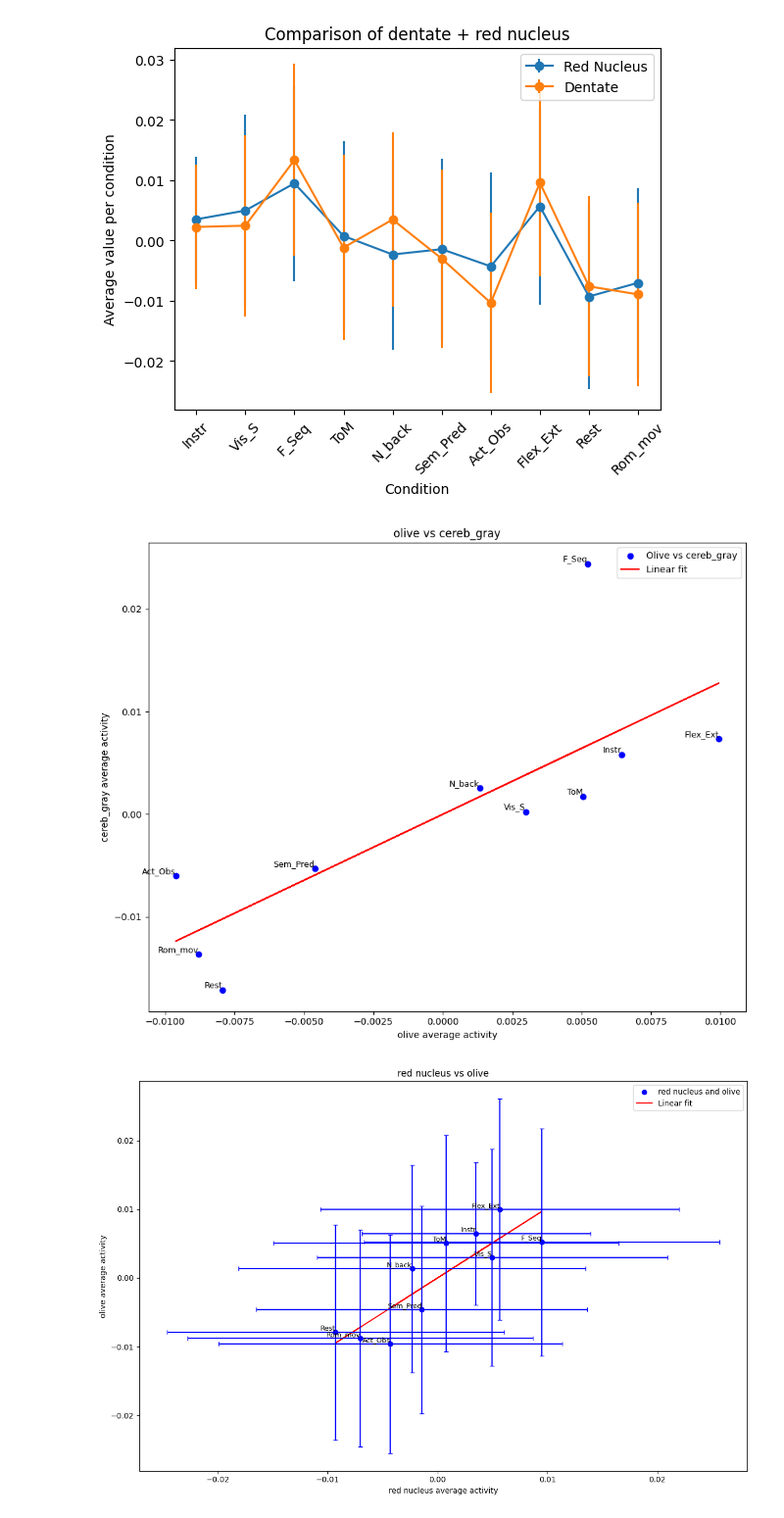
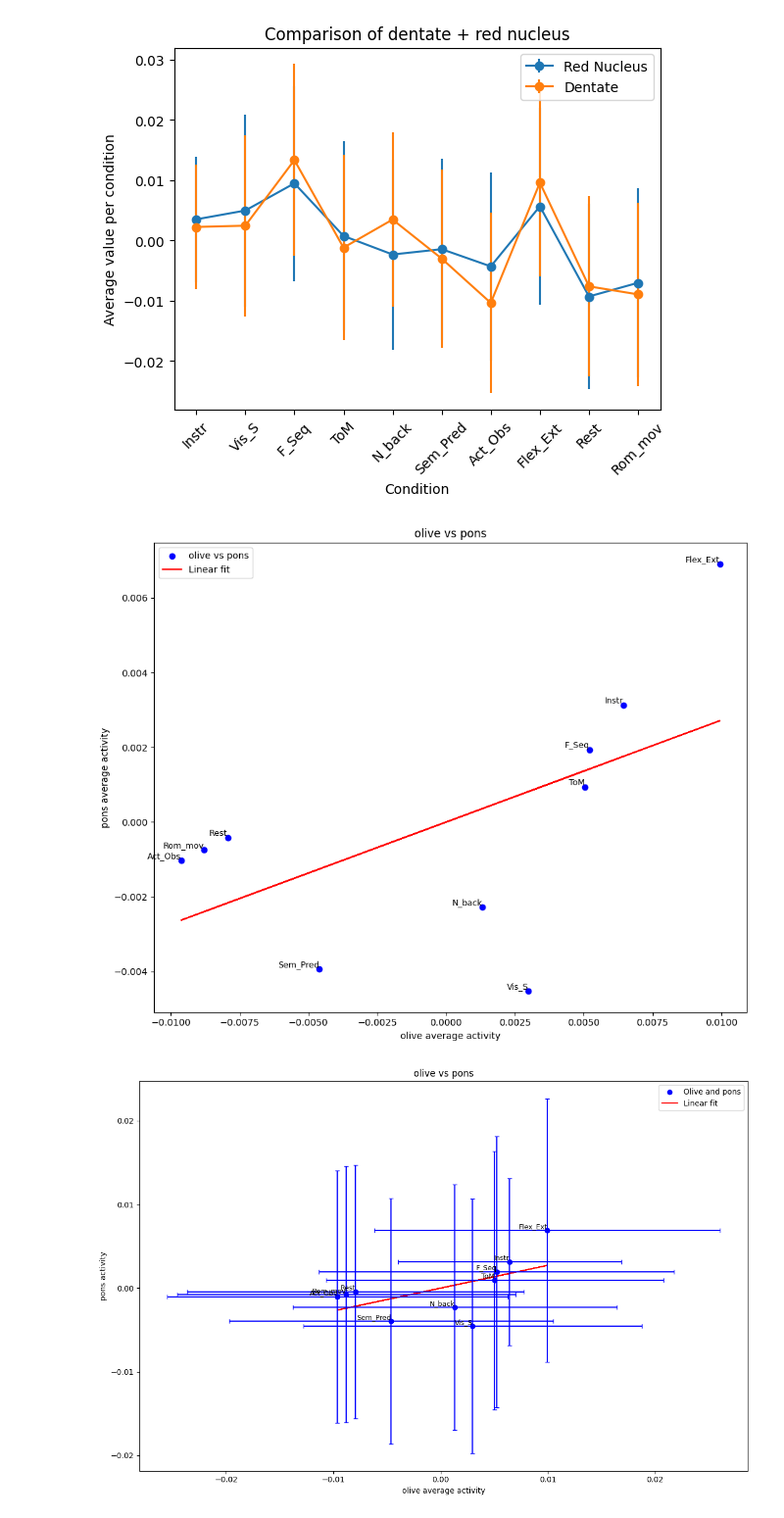
Before and after one commit to DiedrichsenLab/Pontine7T, a Jupyter notebook: notebooks/correlations.ipynb, the cells around one changed output. Shown at 98% size. Saved outputs shown, nothing was run; the diff lists cells and outputs as text; code cells hidden in the pictures.

```diff
--- a/notebooks/correlations.ipynb
+++ b/notebooks/correlations.ipynb
@@ -401,10 +401,10 @@ condition_labels = np.array(["Instr", "Vis_S", "F_Seq", "ToM", "N_back", "Sem_Pr
 plt.figure(figsize=(10, 8))
 
 cond_avgx = cond_avg_olive
-cond_avgy = cond_avg_cereb_gray
+cond_avgy = cond_avg_pons
 
 # Plot the data of one region against another (e.g., Dentate vs Red Nucleus)
-plt.scatter(cond_avgx, cond_avgy, label="Olive vs cereb_gray", color="blue")
+plt.scatter(cond_avgx, cond_avgy, label="olive vs pons", color="blue")
 
 # Optionally, fit and plot a linear regression line to the data
 slope, intercept = np.polyfit(cond_avgx, cond_avgy, 1)  # Linear fit
@@ -412,8 +412,8 @@ plt.plot(cond_avgx, slope * cond_avgx + intercept, color="red", label="Linear fi
 
 # Labels and title
 plt.xlabel("olive average activity")
-plt.ylabel("cereb_gray average activity")
-plt.title("olive vs cereb_gray")
+plt.ylabel("pons average activity")
+plt.title("olive vs pons")
 
 for i in range(len(cond_avgx)):
 
@@ -428,46 +428,46 @@ plt.tight_layout()
 # Show plot
 plt.show()
 # %% [output]
-[figure, old version]
+[figure, new version]
 # %%
 # Create x-axis labels (1 to 10 for the 10 conditions)
 
 cond_avgx = cond_avg_olive
-cond_avgy = cond_avg_cereb_gray
+cond_avgy = cond_avg_pons
 
 sem_valuesx = sem_values_olive
-sem_valuesy = sem_values_cerebg
+sem_valuesy = sem_values_pons
 
 plt.figure(figsize=(12, 8))
 
 condition_labels = np.array(["Instr", "Vis_S", "F_Seq", "ToM", "N_back", "Sem_Pred", "Act_Obs", "Flex_Ext", "Rest", "Rom_mov"])
 
 # Scatter plot of Dentate vs Red Nucleus
-plt.scatter(cond_avgx, cond_avgy, label="Olive and cereb_gray", color="blue")
+plt.scatter(cond_avgx, cond_avgy, label="Olive and pons", color="blue")
 
 # Optionally, fit and plot a linear regression line to the data
 slope, intercept = np.polyfit(cond_avgx, cond_avgy, 1)  # Linear fit
 plt.plot(cond_avgx, slope * cond_avgx + intercept, color="red", label="Linear fit")
 
 # Add error bars if desired
 for i in range(len(cond_avgx)):
     plt.errorbar(cond_avgx[i], cond_avgy[i],
                  xerr=sem_valuesx[i], yerr=sem_valuesy[i],
                  fmt='o', color='blue', capsize=3)
 
     # Add condition labels next to each point
     plt.text(cond_avgx[i], cond_avgy[i], condition_labels[i], fontsize=9, color='black', ha='right', va='bottom')
 
 # Labels and title
 plt.xlabel("olive average activity")
-plt.ylabel("cereb_gray average activity")
-plt.title("olive vs cereb_gray")
+plt.ylabel("pons activity")
+plt.title("olive vs pons")
 
 # Add a legend and tidy up the plot
 plt.legend()
 plt.tight_layout()
 
 # Show plot
 plt.show()
 # %% [output]
-[figure, old version]
+[figure, new version]
```
Also changed, not shown: 2 other files.
